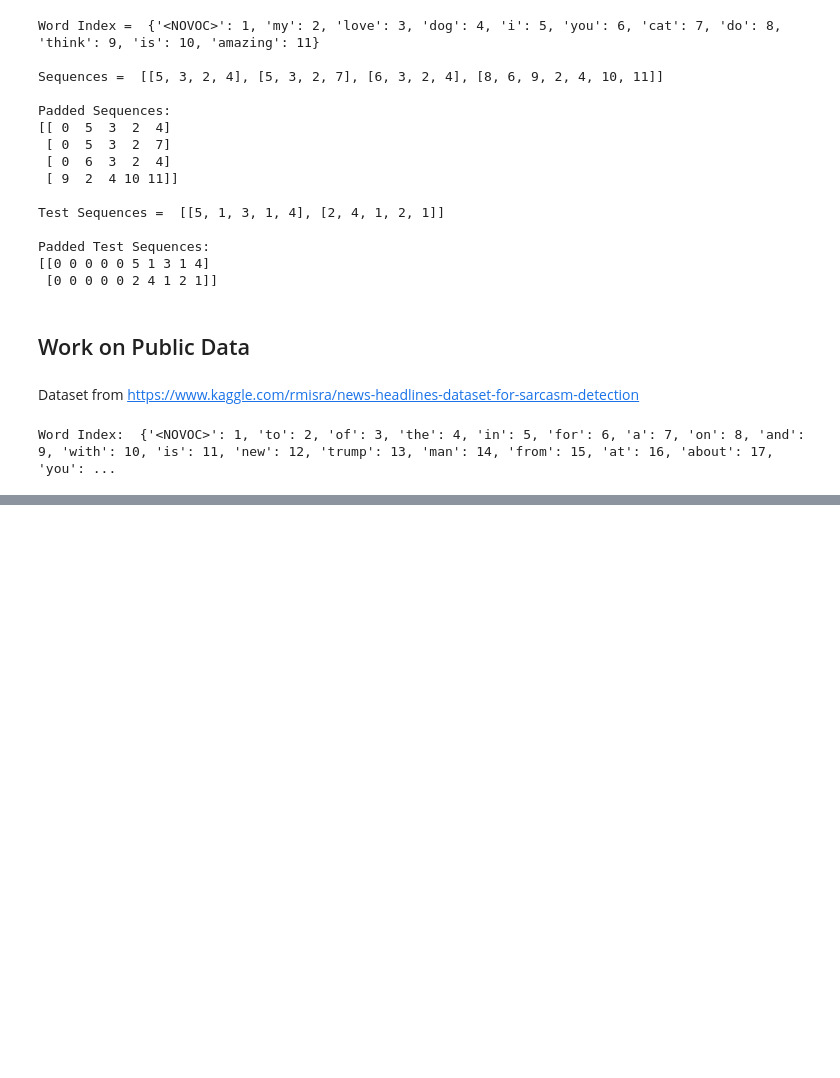
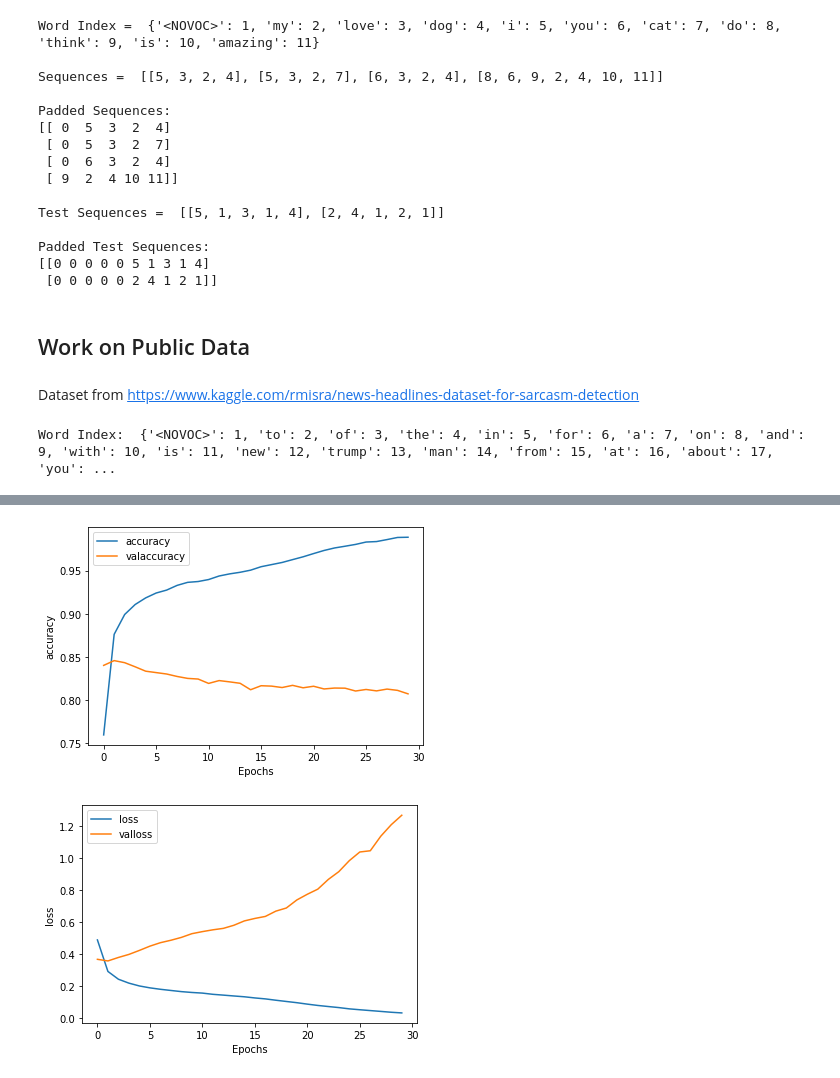
Before and after one commit to gmaniac7/NLP-in-Tensorflow, a Jupyter notebook: NLP_with_Tensorflow.ipynb, the cells around one changed output, grey strips where cells are left out. Cells and saved outputs as stored; diff of their text form; code cells hidden in the pictures; blank space fills up the shorter version.

Commit message:
Testing on real datasets

```diff
--- a/NLP_with_Tensorflow.ipynb
+++ b/NLP_with_Tensorflow.ipynb
@@ -100,0 +542,10 @@ Word Index:  {'<NOVOC>': 1, 'to': 2, 'of': 3, 'the': 4, 'in': 5, 'for': 6, 'a':
+# %%
+#Create the NNs model
+model = tf.keras.Sequential([
+    tf.keras.layers.Embedding(vocab_size, embedding_dim, input_length=max_length), #the key to text sentiment analysis in TensorFlow
+    tf.keras.layers.GlobalAveragePooling1D(), #The results of the embedding will be a 2D array with the length of the sentence and the embedding dimension for example 16 as its size. So we need to Flatten this
+    tf.keras.layers.Dense(24, activation='relu'), # then feed that into a dense neural network to do the classification
+    tf.keras.layers.Dense(1, activation='sigmoid')
+])
+model.compile(loss='binary_crossentropy',optimizer='adam',metrics=['accuracy'])
+model.summary()
@@ -100,0 +569,3 @@ Word Index:  {'<NOVOC>': 1, 'to': 2, 'of': 3, 'the': 4, 'in': 5, 'for': 6, 'a':
+# %%
+num_epochs = 30
+history = model.fit(training_padded, training_labels, epochs=num_epochs, validation_data=(testing_padded, testing_labels), verbose=2)
@@ -100,0 +590,16 @@ Word Index:  {'<NOVOC>': 1, 'to': 2, 'of': 3, 'the': 4, 'in': 5, 'for': 6, 'a':
+# %%
+import matplotlib.pyplot as plt
+
+def plot_graphs(history, string):
+  plt.plot(history.history[string])
+  plt.plot(history.history['val_'+string])
+  plt.xlabel("Epochs")
+  plt.ylabel(string)
+  plt.legend([string, 'val'+string])
+  plt.show()
+
+plot_graphs(history, "accuracy")
+plot_graphs(history, "loss")
+# %% [output]
+[figure, added]
+[figure, added]
```
Also changed, not shown: parts of 28 cells of this notebook.
